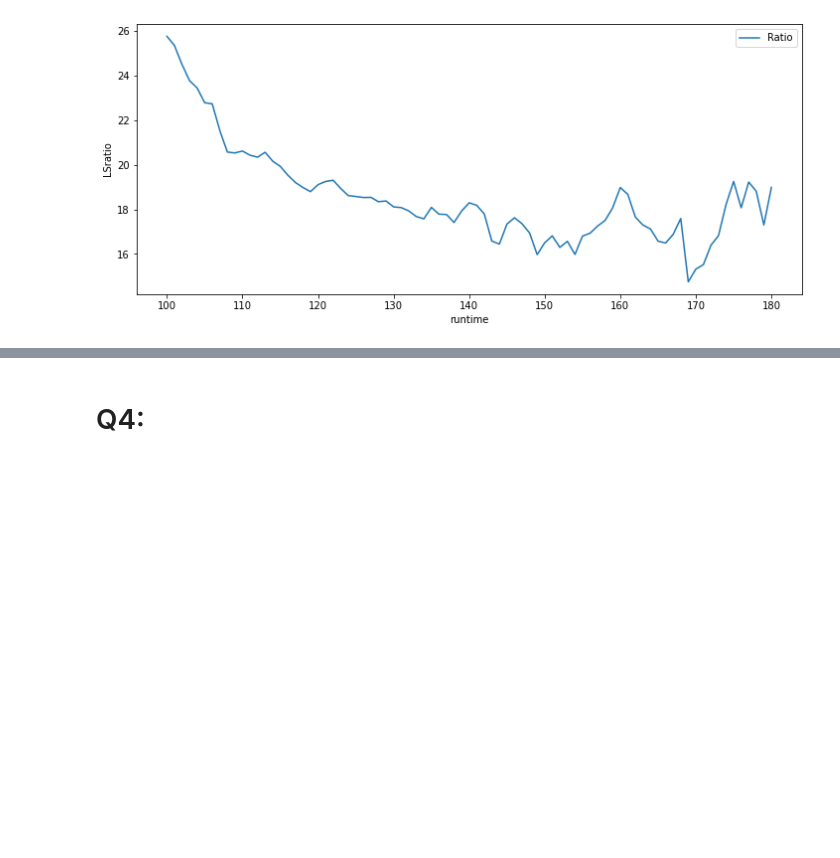
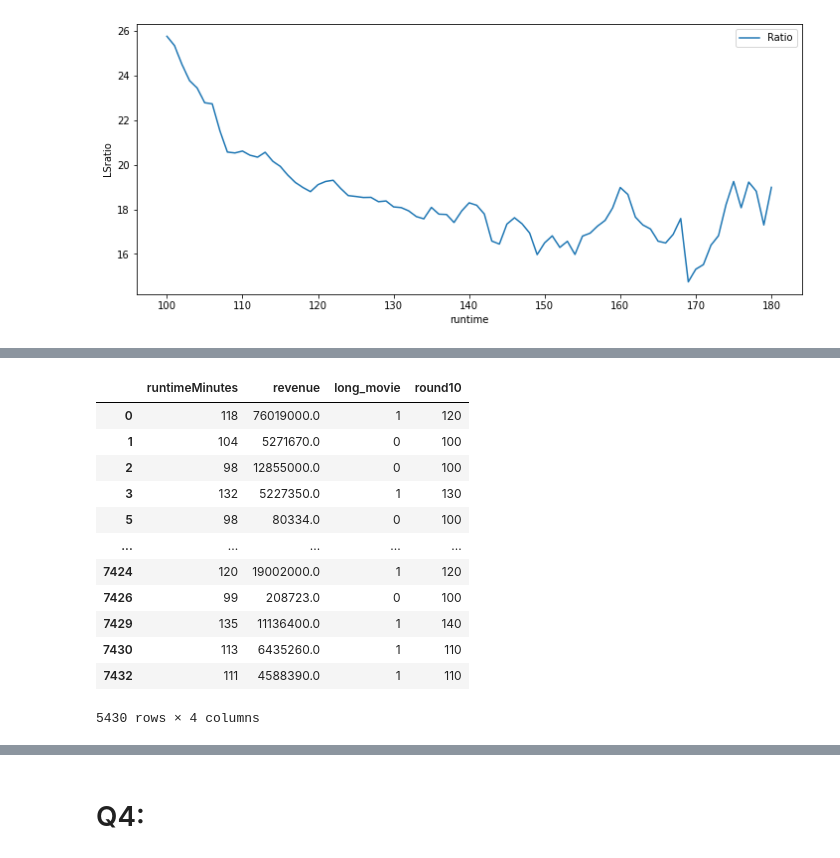
Before and after one commit to msmccann10/PP-movie-database-and-analysis, a Jupyter notebook: 05_Hypothesis_Testing.ipynb, the cells around one changed output, grey strips where cells are left out. Cells and saved outputs as stored; diff of their text form; code cells hidden in the pictures; blank space fills up the shorter version.

```diff
--- a/05_Hypothesis_Testing.ipynb
+++ b/05_Hypothesis_Testing.ipynb
@@ -679,2 +693,18 @@ plt.legend();
+# %%
+runrev[(runrev['round10'] >= 100) & (runrev['round10'] <= 180)]
+# %% [output]
+|  | runtimeMinutes | revenue | long_movie | round10 |
+| 0 | 118 | 76019000.0 | 1 | 120 |
+| 1 | 104 | 5271670.0 | 0 | 100 |
+| 2 | 98 | 12855000.0 | 0 | 100 |
+| 3 | 132 | 5227350.0 | 1 | 130 |
+| 5 | 98 | 80334.0 | 0 | 100 |
+| ... | ... | ... | ... | ... |
+| 7424 | 120 | 19002000.0 | 1 | 120 |
+| 7426 | 99 | 208723.0 | 0 | 100 |
+| 7429 | 135 | 11136400.0 | 1 | 140 |
+| 7430 | 113 | 6435260.0 | 1 | 110 |
+| 7432 | 111 | 4588390.0 | 1 | 110 |
+5430 rows × 4 columns
 # %%
 (df['runtimeMinutes'] > 180).sum()
```
Also changed, not shown: parts of 6 cells of this notebook.
